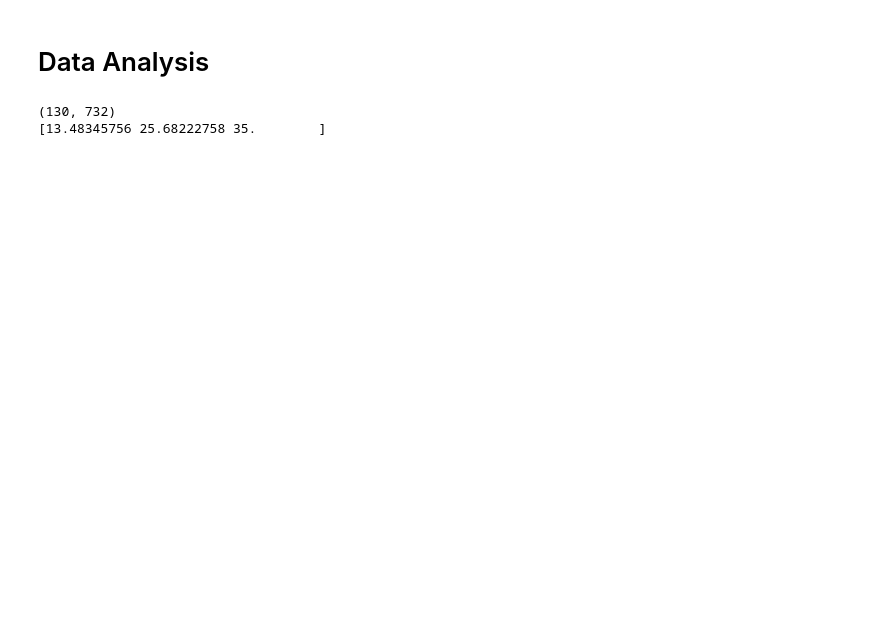
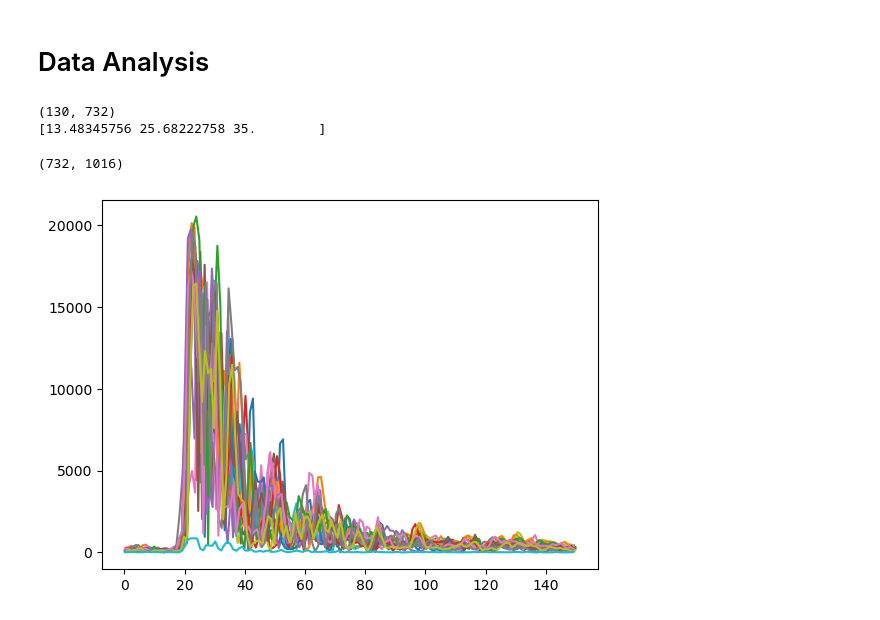
Before and after one commit to NathanMalta/UWB-Occupancy, a Jupyter notebook: bus_sensor_stats.ipynb, the cells around one changed output. Saved outputs shown, nothing was run; the diff lists cells and outputs as text; code cells hidden in the pictures; blank space fills up the shorter version.

Commit message:
aligning data

```diff
--- a/bus_sensor_stats.ipynb
+++ b/bus_sensor_stats.ipynb
@@ -196,6 +209,8 @@ ground_truth['num_people'] = ground_truth['num_people'][first_gt_index:last_gt_i
 uwb_data['timeEpoch'] = uwb_data['timeEpoch'][first_uwb_index:last_uwb_index]
 uwb_data['real'] = [ data[first_uwb_index:last_uwb_index] for data in uwb_data['real'] ]
 uwb_data['imaginary'] = [ data[first_uwb_index:last_uwb_index] for data in uwb_data['imaginary'] ]
+uwb_data['pathFraction'] = uwb_data['pathFraction'][first_uwb_index:last_uwb_index]
+uwb_data['pathInteger'] = uwb_data['pathInteger'][first_uwb_index:last_uwb_index]
 # %% [markdown]
 # Data Visualization
 # %%
@@ -319,6 +334,9 @@ from sklearn.ensemble import GradientBoostingRegressor
 from sklearn.decomposition import PCA
 # %%
 #linear classifier for number of people vs UWB data
+
+#keep the old magnitude data
+old_magnitude = magnitude
 
 #reshape data
 magnitude = magnitude[720:850, :]
@@ -335,3 +353,33 @@ y = np.digitize(y_num, quantiles)
 # %% [output]
 (130, 732)
 [13.48345756 25.68222758 35.        ]
+# %%
+old_magnitude = old_magnitude.T
+print(old_magnitude.shape)
+# %% [output]
+(732, 1016)
+# %%
+#set length for each sample
+length = 150
+path_fraction = np.array(uwb_data['pathFraction'])
+path_integer = np.array(uwb_data['pathInteger'])
+
+#create the new np array and fill it with correct values
+new_magnitude = np.zeros((path_fraction.shape[0], length))
+
+# make the first integer index 20
+for i in range(old_magnitude.shape[0]):
+	index = path_integer[i] - 20
+	new_magnitude[i] = old_magnitude[i][index:index+length]
+# %%
+plt.figure()
+timestep = 10
+for i in range(20):
+    cur_fration = path_fraction[i] / 64
+    x_vals = np.arange(0, length)
+    x_vals = x_vals + cur_fration
+
+    plt.plot(x_vals, new_magnitude[i, :])
+plt.show()
+# %% [output]
+[figure, added]
```
Also changed, not shown: parts of 9 cells of this notebook, 1 other file.
